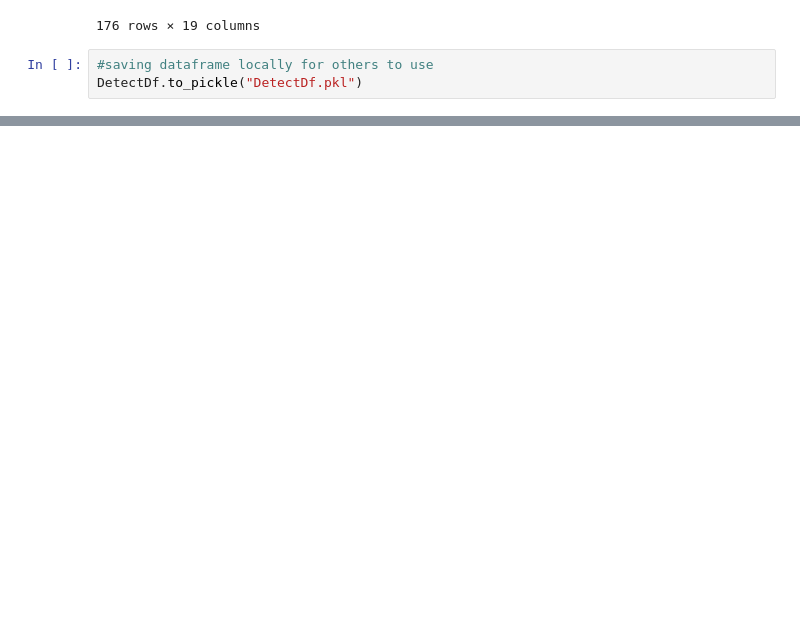
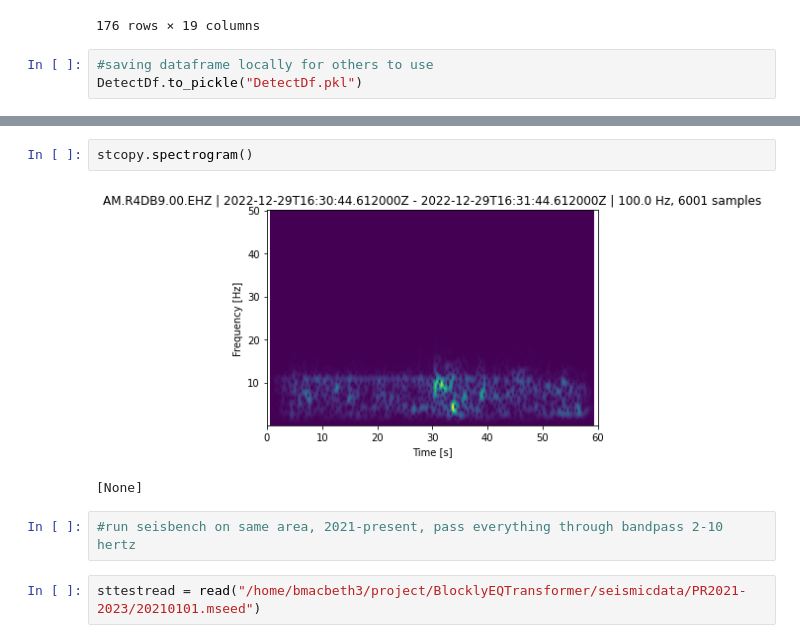
Before and after one commit to bayleecm/RSML, a Jupyter notebook: EQTransformer 1 Day Test.ipynb, the cells around one changed output, grey strips where cells are left out. Drawn from its saved outputs; the diff is of its cells as text; blank space fills up the shorter version.

Commit message:
updated script with findings used in AGU presentation

```diff
--- a/EQTransformer 1 Day Test.ipynb
+++ b/EQTransformer 1 Day Test.ipynb
@@ -213,0 +404,9 @@ len(THEORETICAL)
+# %%
+stcopy.spectrogram()
+# %% [output]
+[figure, added]
+[None]
+# %%
+#run seisbench on same area, 2021-present, pass everything through bandpass 2-10 hertz
+# %%
+sttestread = read("/home/bmacbeth3/project/BlocklyEQTransformer/seismicdata/PR2021-2023/20210101.mseed")
```
Also changed, not shown: parts of 29 cells of this notebook.
